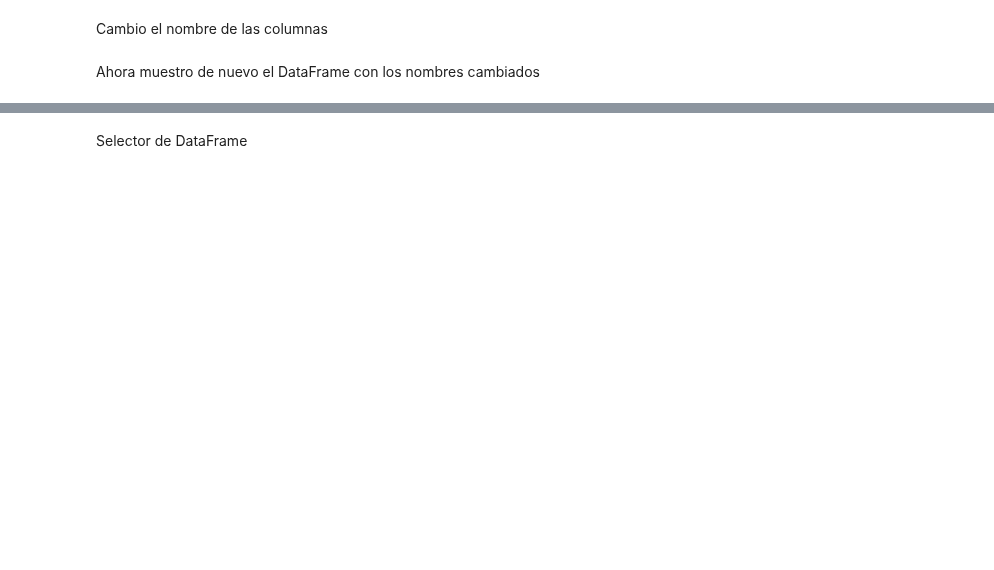
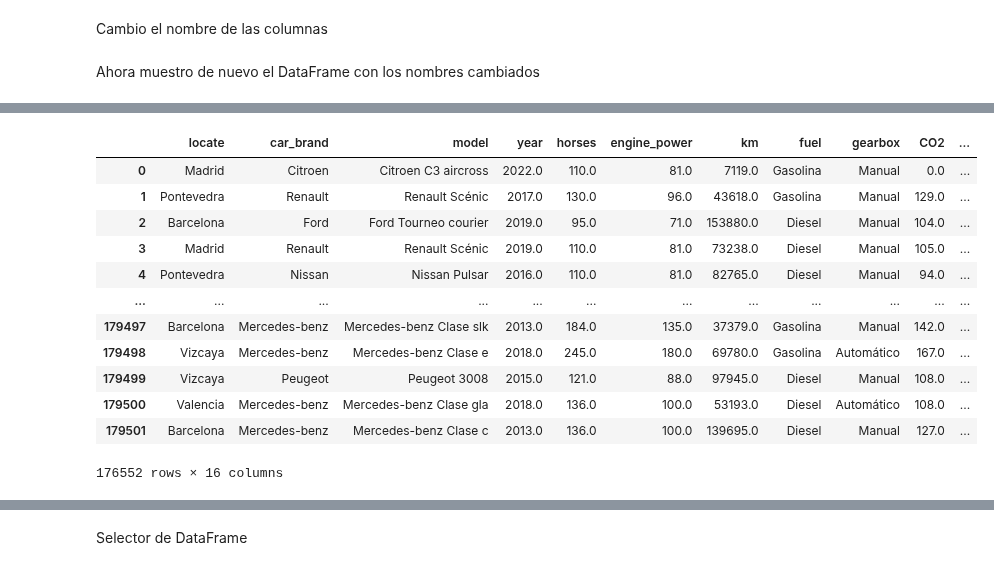
Before and after one commit to Legodark/paddock, a Jupyter notebook: notebooks/machine_learning/PADDOK_MachineLearning.ipynb, the cells around one changed output, grey strips where cells are left out. Drawn from its saved outputs; the diff is of its cells as text; code cells hidden in the pictures; blank space fills up the shorter version.

```diff
--- a/notebooks/machine_learning/PADDOK_MachineLearning.ipynb
+++ b/notebooks/machine_learning/PADDOK_MachineLearning.ipynb
@@ -163,0 +319,16 @@ len(cars_filter)
+# %%
+dict_dataframes['tensorflow']['limit']
+# %% [output]
+|  | locate | car_brand | model | year | horses | engine_power | km | fuel | gearbox | CO2 | ... |
+| 0 | Madrid | Citroen | Citroen C3 aircross | 2022.0 | 110.0 | 81.0 | 7119.0 | Gasolina | Manual | 0.0 | ... |
+| 1 | Pontevedra | Renault | Renault Scénic | 2017.0 | 130.0 | 96.0 | 43618.0 | Gasolina | Manual | 129.0 | ... |
+| 2 | Barcelona | Ford | Ford Tourneo courier | 2019.0 | 95.0 | 71.0 | 153880.0 | Diesel | Manual | 104.0 | ... |
+| 3 | Madrid | Renault | Renault Scénic | 2019.0 | 110.0 | 81.0 | 73238.0 | Diesel | Manual | 105.0 | ... |
+| 4 | Pontevedra | Nissan | Nissan Pulsar | 2016.0 | 110.0 | 81.0 | 82765.0 | Diesel | Manual | 94.0 | ... |
+| ... | ... | ... | ... | ... | ... | ... | ... | ... | ... | ... | ... |
+| 179497 | Barcelona | Mercedes-benz | Mercedes-benz Clase slk | 2013.0 | 184.0 | 135.0 | 37379.0 | Gasolina | Manual | 142.0 | ... |
+| 179498 | Vizcaya | Mercedes-benz | Mercedes-benz Clase e | 2018.0 | 245.0 | 180.0 | 69780.0 | Gasolina | Automático | 167.0 | ... |
+| 179499 | Vizcaya | Peugeot | Peugeot 3008 | 2015.0 | 121.0 | 88.0 | 97945.0 | Diesel | Manual | 108.0 | ... |
+| 179500 | Valencia | Mercedes-benz | Mercedes-benz Clase gla | 2018.0 | 136.0 | 100.0 | 53193.0 | Diesel | Automático | 108.0 | ... |
+| 179501 | Barcelona | Mercedes-benz | Mercedes-benz Clase c | 2013.0 | 136.0 | 100.0 | 139695.0 | Diesel | Manual | 127.0 | ... |
+176552 rows × 16 columns
```
Also changed, not shown: parts of 87 cells of this notebook.
